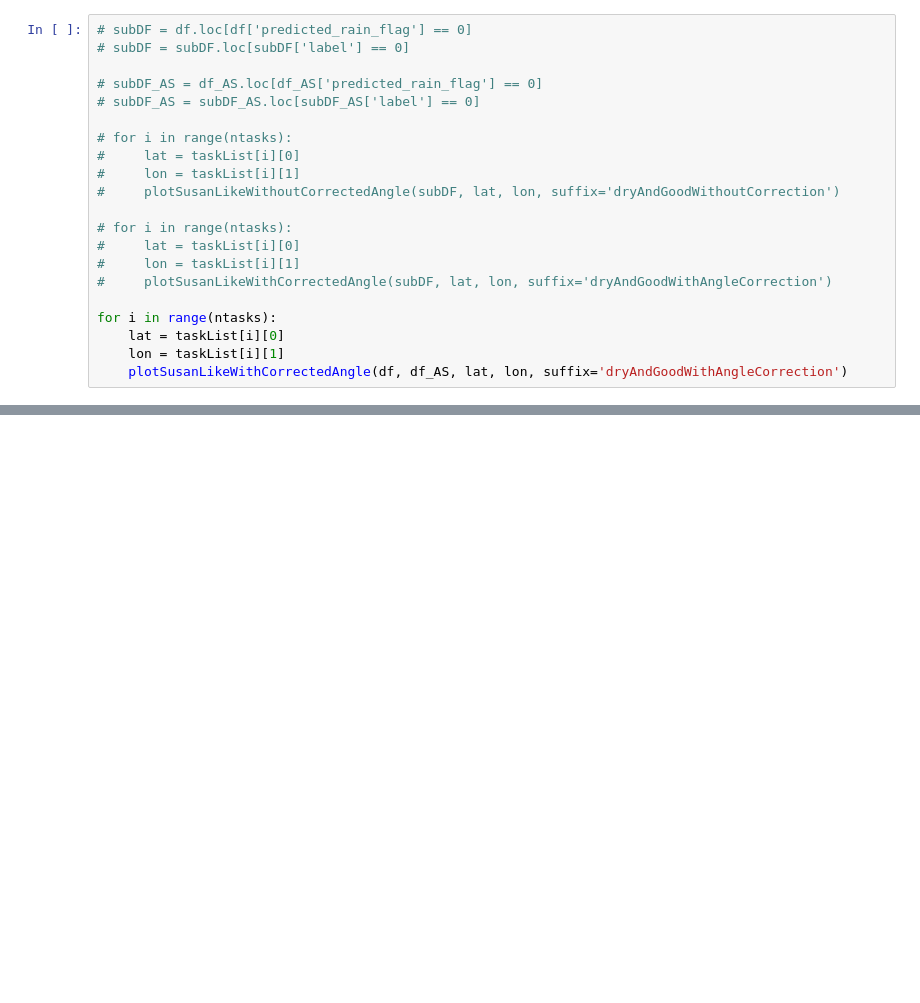
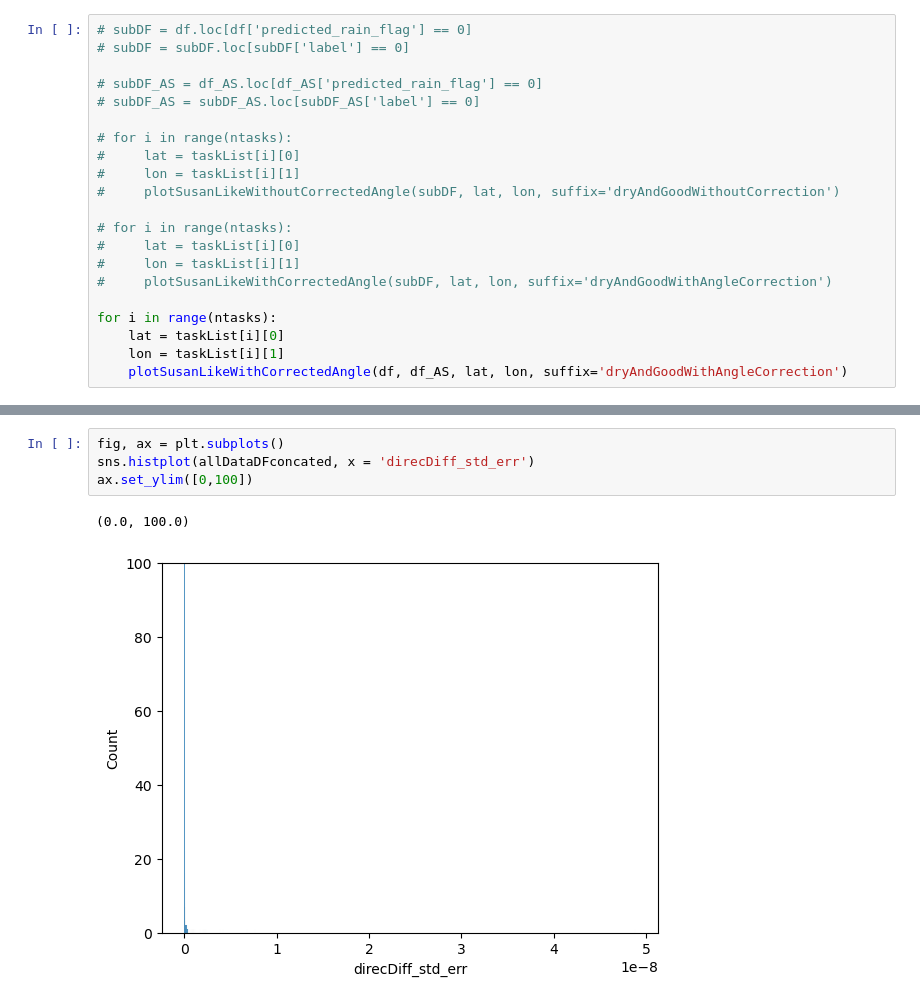
Before and after one commit to raickhr/SatelliteVsBuoyWinds, a Jupyter notebook: plotting2_xarray/siteWiseLinearRegression/siteWiseLinearRegression_withASCAT.ipynb, the cells around one changed output, grey strips where cells are left out. Saved outputs shown, nothing was run; the diff lists cells and outputs as text; blank space fills up the shorter version.

```diff
--- a/plotting2_xarray/siteWiseLinearRegression/siteWiseLinearRegression_withASCAT.ipynb
+++ b/plotting2_xarray/siteWiseLinearRegression/siteWiseLinearRegression_withASCAT.ipynb
@@ -1016,0 +1316,7 @@ plt.savefig('pdf_of_slopes_intercepts_from_timeSeries.pdf', dpi=100)
+# %%
+fig, ax = plt.subplots()
+sns.histplot(allDataDFconcated, x = 'direcDiff_std_err')
+ax.set_ylim([0,100])
+# %% [output]
+(0.0, 100.0)
+[figure, added]
```
Also changed, not shown: parts of 6 cells of this notebook, 7 other files.
